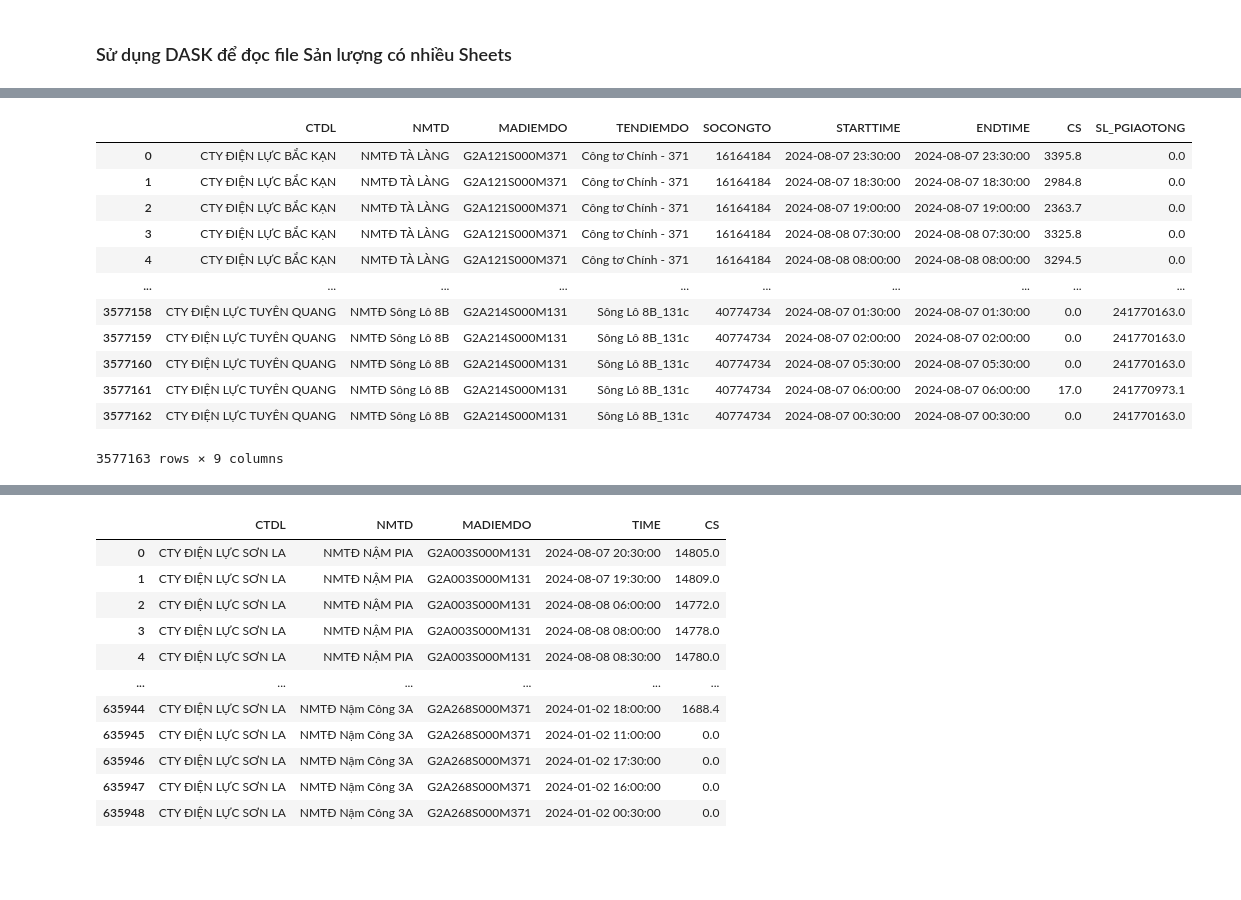
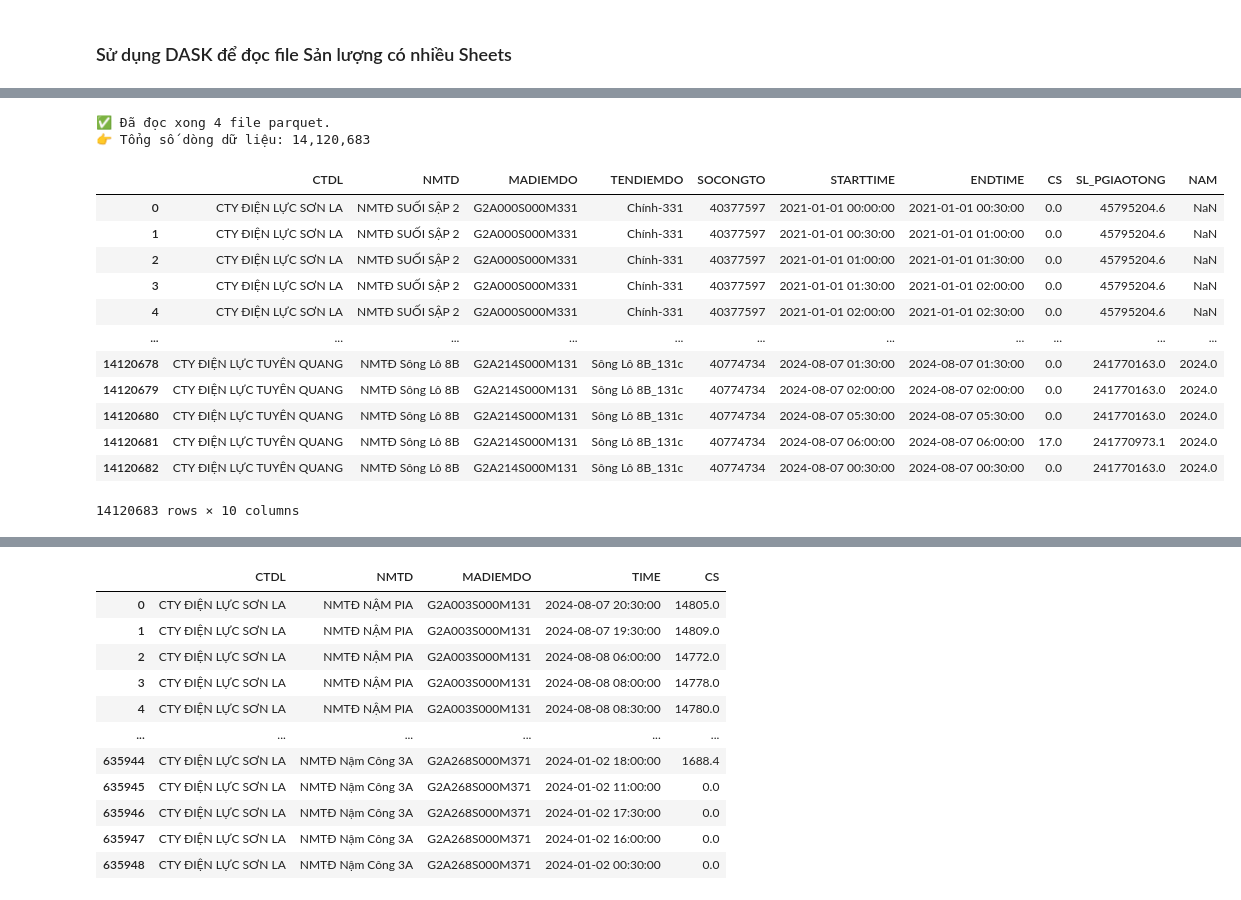
Before and after one commit to khuecoi2001/TDN_project, a Jupyter notebook: notebooks/merge_NM.ipynb, the cells around one changed output, grey strips where cells are left out. Cells and saved outputs as stored; diff of their text form; code cells hidden in the pictures; blank space fills up the shorter version.

```diff
--- a/notebooks/merge_NM.ipynb
+++ b/notebooks/merge_NM.ipynb
@@ -61,21 +57,44 @@ for year in file_years:
 # %%
-# Chuyển đổi kết quả từ dask DataFrame sang pandas DataFrame
-result_df = combined_df.compute()
-# reset index
-result_df.reset_index(drop=True, inplace=True)
-result_df
+# # Chuyển đổi kết quả từ dask DataFrame sang pandas DataFrame
+# result_df = combined_df.compute()
+# # reset index
+# result_df.reset_index(drop=True, inplace=True)
+# result_df
-# %% [output]
-|  | CTDL | NMTD | MADIEMDO | TENDIEMDO | SOCONGTO | STARTTIME | ENDTIME | CS | SL_PGIAOTONG |
-| 0 | CTY ĐIỆN LỰC BẮC KẠN | NMTĐ TÀ LÀNG | G2A121S000M371 | Công tơ Chính - 371 | 16164184 | 2024-08-07 23:30:00 | 2024-08-07 23:30:00 | 3395.8 | 0.0 |
-| 1 | CTY ĐIỆN LỰC BẮC KẠN | NMTĐ TÀ LÀNG | G2A121S000M371 | Công tơ Chính - 371 | 16164184 | 2024-08-07 18:30:00 | 2024-08-07 18:30:00 | 2984.8 | 0.0 |
-| 2 | CTY ĐIỆN LỰC BẮC KẠN | NMTĐ TÀ LÀNG | G2A121S000M371 | Công tơ Chính - 371 | 16164184 | 2024-08-07 19:00:00 | 2024-08-07 19:00:00 | 2363.7 | 0.0 |
-| 3 | CTY ĐIỆN LỰC BẮC KẠN | NMTĐ TÀ LÀNG | G2A121S000M371 | Công tơ Chính - 371 | 16164184 | 2024-08-08 07:30:00 | 2024-08-08 07:30:00 | 3325.8 | 0.0 |
-| 4 | CTY ĐIỆN LỰC BẮC KẠN | NMTĐ TÀ LÀNG | G2A121S000M371 | Công tơ Chính - 371 | 16164184 | 2024-08-08 08:00:00 | 2024-08-08 08:00:00 | 3294.5 | 0.0 |
-| ... | ... | ... | ... | ... | ... | ... | ... | ... | ... |
-| 3577158 | CTY ĐIỆN LỰC TUYÊN QUANG | NMTĐ Sông Lô 8B | G2A214S000M131 | Sông Lô 8B_131c | 40774734 | 2024-08-07 01:30:00 | 2024-08-07 01:30:00 | 0.0 | 241770163.0 |
-| 3577159 | CTY ĐIỆN LỰC TUYÊN QUANG | NMTĐ Sông Lô 8B | G2A214S000M131 | Sông Lô 8B_131c | 40774734 | 2024-08-07 02:00:00 | 2024-08-07 02:00:00 | 0.0 | 241770163.0 |
-| 3577160 | CTY ĐIỆN LỰC TUYÊN QUANG | NMTĐ Sông Lô 8B | G2A214S000M131 | Sông Lô 8B_131c | 40774734 | 2024-08-07 05:30:00 | 2024-08-07 05:30:00 | 0.0 | 241770163.0 |
-| 3577161 | CTY ĐIỆN LỰC TUYÊN QUANG | NMTĐ Sông Lô 8B | G2A214S000M131 | Sông Lô 8B_131c | 40774734 | 2024-08-07 06:00:00 | 2024-08-07 06:00:00 | 17.0 | 241770973.1 |
-| 3577162 | CTY ĐIỆN LỰC TUYÊN QUANG | NMTĐ Sông Lô 8B | G2A214S000M131 | Sông Lô 8B_131c | 40774734 | 2024-08-07 00:30:00 | 2024-08-07 00:30:00 | 0.0 | 241770163.0 |
-3577163 rows × 9 columns
+# %%
+import pandas as pd
+import os
+
+# Thư mục chứa các file parquet
+parquet_folder = r"C:\Khue\TDN\data\processed"
+
+# Tự động tìm tất cả các file parquet theo mẫu
+parquet_files = [os.path.join(parquet_folder, f)
+                 for f in os.listdir(parquet_folder)
+                 if f.startswith("sanluong_") and f.endswith(".parquet")]
+
+# Đọc và ghép toàn bộ file
+df_all = pd.concat([pd.read_parquet(f) for f in parquet_files], ignore_index=True)
+
+# Kiểm tra tổng số dòng sau khi ghép
+print(f"✅ Đã đọc xong {len(parquet_files)} file parquet.")
+print(f"👉 Tổng số dòng dữ liệu: {df_all.shape[0]:,}")
+# %% [output]
+✅ Đã đọc xong 4 file parquet.
+👉 Tổng số dòng dữ liệu: 14,120,683
+# %%
+df_all
+# %% [output]
+|  | CTDL | NMTD | MADIEMDO | TENDIEMDO | SOCONGTO | STARTTIME | ENDTIME | CS | SL_PGIAOTONG | NAM |
+| 0 | CTY ĐIỆN LỰC SƠN LA | NMTĐ SUỐI SẬP 2 | G2A000S000M331 | Chính-331 | 40377597 | 2021-01-01 00:00:00 | 2021-01-01 00:30:00 | 0.0 | 45795204.6 | NaN |
+| 1 | CTY ĐIỆN LỰC SƠN LA | NMTĐ SUỐI SẬP 2 | G2A000S000M331 | Chính-331 | 40377597 | 2021-01-01 00:30:00 | 2021-01-01 01:00:00 | 0.0 | 45795204.6 | NaN |
+| 2 | CTY ĐIỆN LỰC SƠN LA | NMTĐ SUỐI SẬP 2 | G2A000S000M331 | Chính-331 | 40377597 | 2021-01-01 01:00:00 | 2021-01-01 01:30:00 | 0.0 | 45795204.6 | NaN |
+| 3 | CTY ĐIỆN LỰC SƠN LA | NMTĐ SUỐI SẬP 2 | G2A000S000M331 | Chính-331 | 40377597 | 2021-01-01 01:30:00 | 2021-01-01 02:00:00 | 0.0 | 45795204.6 | NaN |
+| 4 | CTY ĐIỆN LỰC SƠN LA | NMTĐ SUỐI SẬP 2 | G2A000S000M331 | Chính-331 | 40377597 | 2021-01-01 02:00:00 | 2021-01-01 02:30:00 | 0.0 | 45795204.6 | NaN |
+| ... | ... | ... | ... | ... | ... | ... | ... | ... | ... | ... |
+| 14120678 | CTY ĐIỆN LỰC TUYÊN QUANG | NMTĐ Sông Lô 8B | G2A214S000M131 | Sông Lô 8B_131c | 40774734 | 2024-08-07 01:30:00 | 2024-08-07 01:30:00 | 0.0 | 241770163.0 | 2024.0 |
+| 14120679 | CTY ĐIỆN LỰC TUYÊN QUANG | NMTĐ Sông Lô 8B | G2A214S000M131 | Sông Lô 8B_131c | 40774734 | 2024-08-07 02:00:00 | 2024-08-07 02:00:00 | 0.0 | 241770163.0 | 2024.0 |
+| 14120680 | CTY ĐIỆN LỰC TUYÊN QUANG | NMTĐ Sông Lô 8B | G2A214S000M131 | Sông Lô 8B_131c | 40774734 | 2024-08-07 05:30:00 | 2024-08-07 05:30:00 | 0.0 | 241770163.0 | 2024.0 |
+| 14120681 | CTY ĐIỆN LỰC TUYÊN QUANG | NMTĐ Sông Lô 8B | G2A214S000M131 | Sông Lô 8B_131c | 40774734 | 2024-08-07 06:00:00 | 2024-08-07 06:00:00 | 17.0 | 241770973.1 | 2024.0 |
+| 14120682 | CTY ĐIỆN LỰC TUYÊN QUANG | NMTĐ Sông Lô 8B | G2A214S000M131 | Sông Lô 8B_131c | 40774734 | 2024-08-07 00:30:00 | 2024-08-07 00:30:00 | 0.0 | 241770163.0 | 2024.0 |
+14120683 rows × 10 columns
 # %%
```
Also changed, not shown: parts of 8 cells of this notebook, 1 other file.
